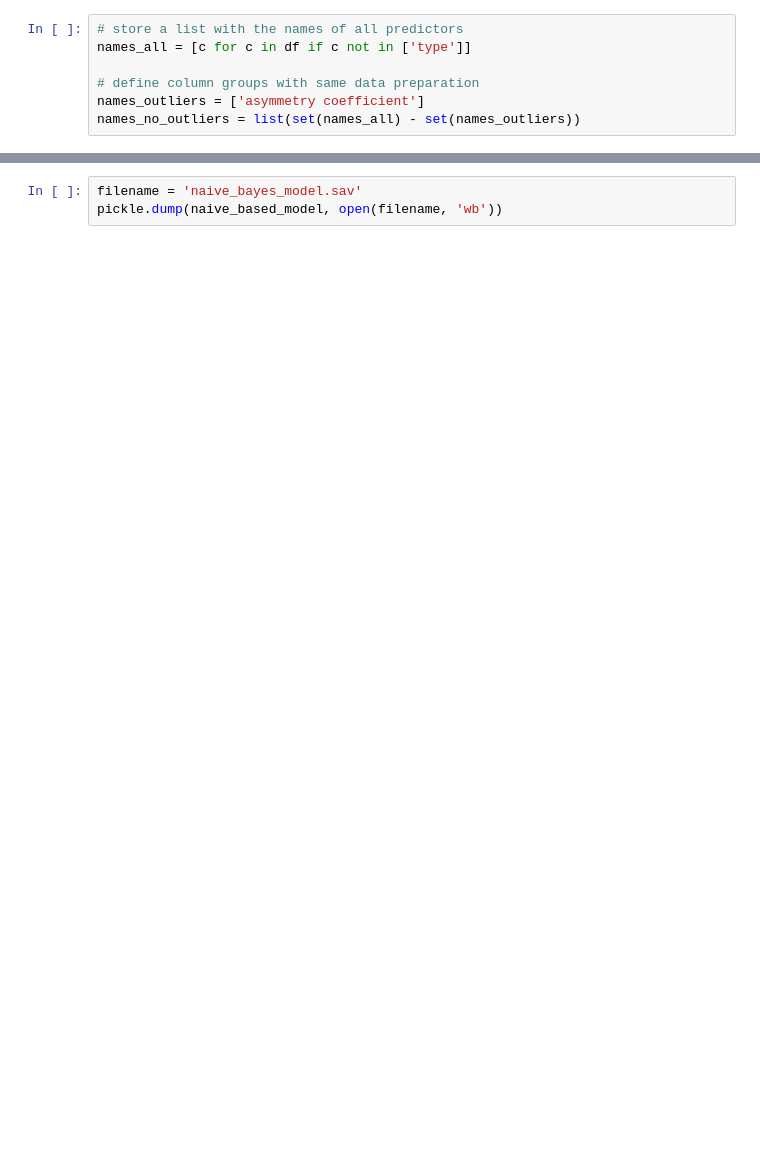
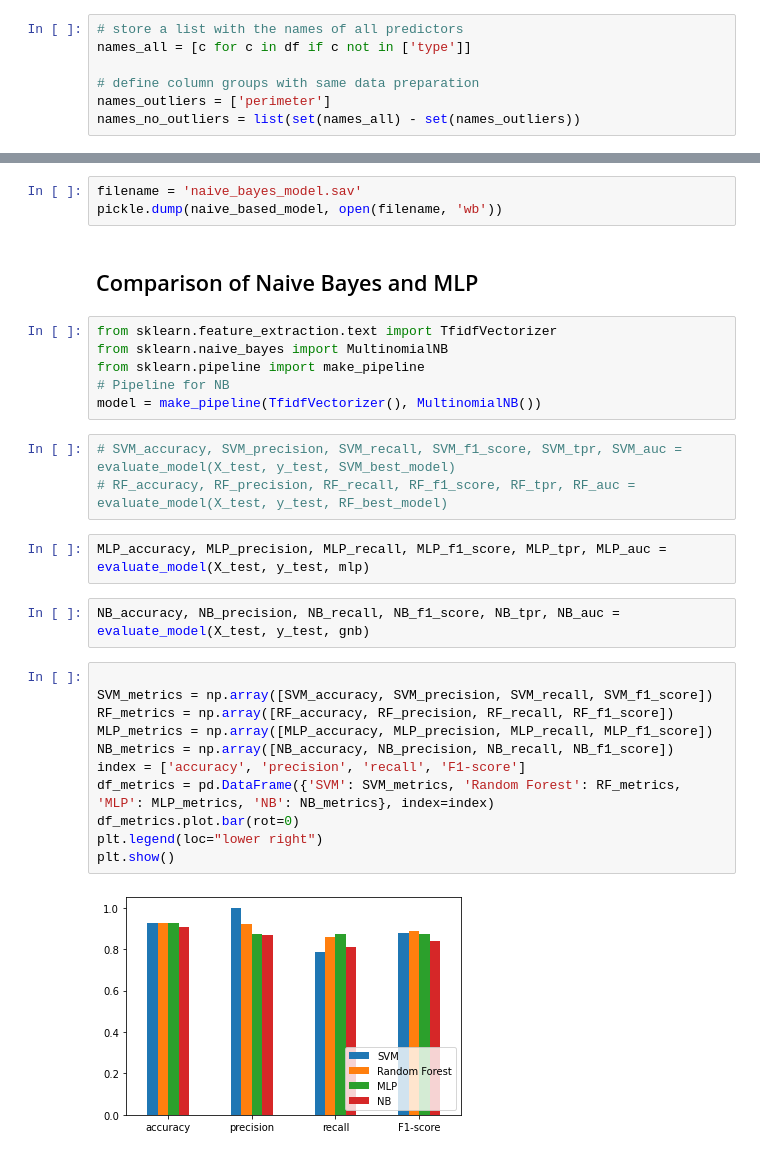
Before and after one commit to Boontay/CS4168_Etivities, a Jupyter notebook: etivity4.ipynb, the cells around one changed output, grey strips where cells are left out. Saved outputs shown, nothing was run; the diff lists cells and outputs as text; blank space fills up the shorter version.

Commit message:
Updating Etivity 4 with comparisons of all classifiers.

```diff
--- a/etivity4.ipynb
+++ b/etivity4.ipynb
@@ -100,7 +100,7 @@ First, we need to prepare two lists of column names. The list `names_outliers` c
 names_all = [c for c in df if c not in ['type']]
 
 # define column groups with same data preparation
-names_outliers = ['asymmetry coefficient']
+names_outliers = ['perimeter']
 names_no_outliers = list(set(names_all) - set(names_outliers))
 # %% [markdown]
 After splitting a dataset into a training and test datasets, the names of the columns are lost. This is the reason, we stored the names of the columns in lists above. We will use the following class in the preprocessing pipeline to put the names of the columns back. We need this to easily apply the different preparation strategies to the two groups of columns.
@@ -411,3 +411,31 @@ Accuracy: 0.9433962264150944
 # %%
 filename = 'naive_bayes_model.sav'
 pickle.dump(naive_based_model, open(filename, 'wb'))
+# %% [markdown]
+## Comparison of Naive Bayes and MLP
+# %%
+from sklearn.feature_extraction.text import TfidfVectorizer
+from sklearn.naive_bayes import MultinomialNB
+from sklearn.pipeline import make_pipeline
+# Pipeline for NB
+model = make_pipeline(TfidfVectorizer(), MultinomialNB())
+# %%
+# SVM_accuracy, SVM_precision, SVM_recall, SVM_f1_score, SVM_tpr, SVM_auc = evaluate_model(X_test, y_test, SVM_best_model)
+# RF_accuracy, RF_precision, RF_recall, RF_f1_score, RF_tpr, RF_auc = evaluate_model(X_test, y_test, RF_best_model)
+# %%
+MLP_accuracy, MLP_precision, MLP_recall, MLP_f1_score, MLP_tpr, MLP_auc = evaluate_model(X_test, y_test, mlp)
+# %%
+NB_accuracy, NB_precision, NB_recall, NB_f1_score, NB_tpr, NB_auc = evaluate_model(X_test, y_test, gnb)
+# %%
+
+SVM_metrics = np.array([SVM_accuracy, SVM_precision, SVM_recall, SVM_f1_score])
+RF_metrics = np.array([RF_accuracy, RF_precision, RF_recall, RF_f1_score])
+MLP_metrics = np.array([MLP_accuracy, MLP_precision, MLP_recall, MLP_f1_score])
+NB_metrics = np.array([NB_accuracy, NB_precision, NB_recall, NB_f1_score])
+index = ['accuracy', 'precision', 'recall', 'F1-score']
+df_metrics = pd.DataFrame({'SVM': SVM_metrics, 'Random Forest': RF_metrics, 'MLP': MLP_metrics, 'NB': NB_metrics}, index=index)
+df_metrics.plot.bar(rot=0)
+plt.legend(loc="lower right")
+plt.show()
+# %% [output]
+[figure, added]
```
Also changed, not shown: parts of 7 cells of this notebook.
